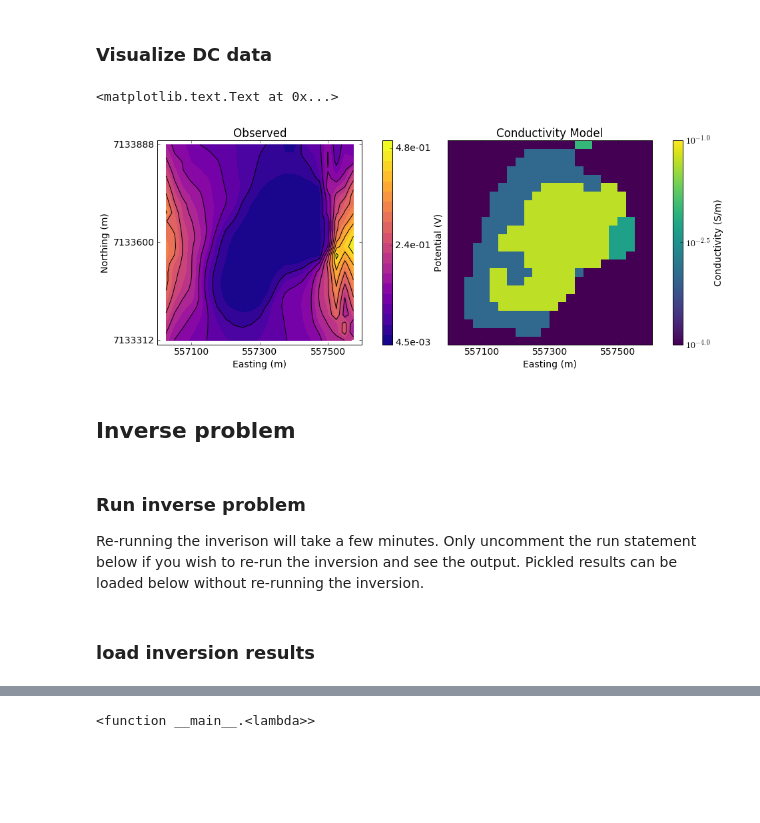
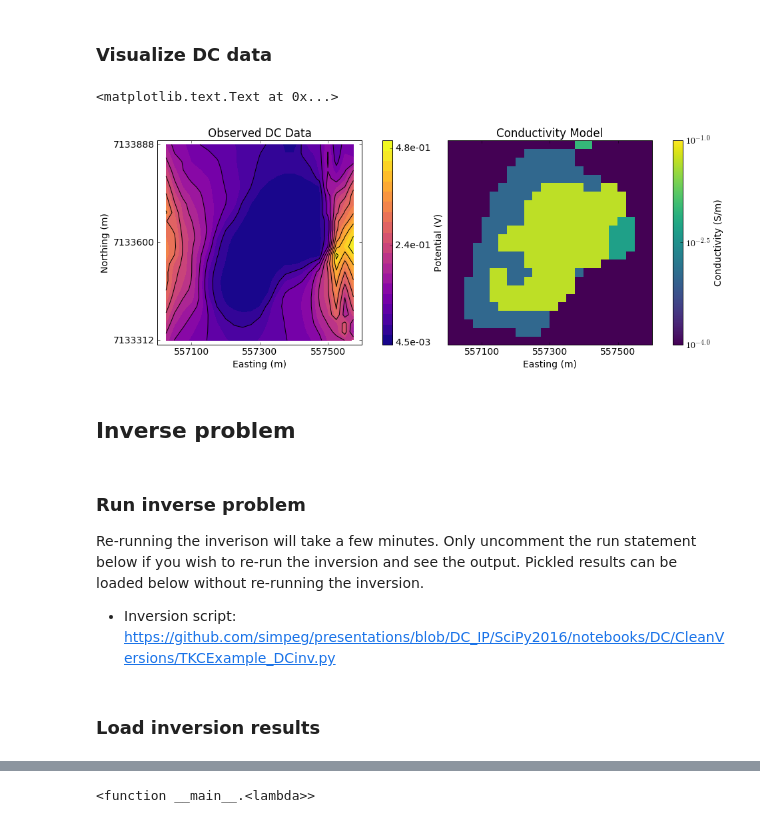
Before and after one commit to simpeg/presentations, a Jupyter notebook: SciPy2016/notebooks/DC/CleanVersions/DCinv_Gradient_singleSrc_Clean.ipynb, the cells around one changed output, grey strips where cells are left out. Saved outputs shown, nothing was run; the diff lists cells and outputs as text; code cells hidden in the pictures; blank space fills up the shorter version.

Commit message:
More work to document cleaned up DC and IP notebooks.

```diff
--- a/SciPy2016/notebooks/DC/CleanVersions/DCinv_Gradient_singleSrc_Clean.ipynb
+++ b/SciPy2016/notebooks/DC/CleanVersions/DCinv_Gradient_singleSrc_Clean.ipynb
@@ -281,50 +282,54 @@ fig = plt.figure(figsize(11, 5.5))
 xmin, xmax = -300+xc, 300+xc
 ymin, ymax = -300+yc, 300+yc
 indz = 28
+
 matplotlib.rcParams['font.size'] = 14
 # Axis label
 x = np.linspace(xmin+100, xmax-100,3)
 
 # DC observed data
 ax1 = plt.subplot(1,1,1)
 pos =  ax1.get_position()
 ax1.set_position([pos.x0, pos.y0,  pos.width*0.5, pos.height])
-ax1 = vizdata(obsdata, src1, rx_x, ax=ax1, rxcomponent="X", title="Observed", clim=(4.5e-3, 4.8e-1))
+ax1 = vizdata(obsdata, src1, rx_x, ax=ax1, rxcomponent="X", title="Observed DC Data", clim=(4.5e-3, 4.8e-1))
 plt.gca().set_aspect('equal')
 # ax1.set_title(("Slice at z=%.1f m")%(mesh.vectorCCz[indz]))
 # ax1.xaxis.set_visible(False)
 ax1.set_xlim(xmin, xmax)
 ax1.set_ylim(ymin, ymax)
 ax1.set_xticks(map(int, x))
 ax1.set_xticklabels(map(str, map(int, x)),size=14)
 ax1.set_xlabel('Easting (m)')
 ax1.set_ylabel('Northing (m)')
 ax1.set
 
 # True conductivity model
 ax2 = fig.add_axes([pos.x0+0.55, pos.y0,  pos.width, pos.height])
 ax2,dat2 = viz(mesh, sigma, indz, airind, normal="Z", xc=xc, yc=yc, zc=zc, ax=ax2)
 plt.gca().set_aspect('equal')
 ax2.set_title(("Slice at z=%.1f m")%(mesh.vectorCCz[indz]))
 ax2.yaxis.set_visible(False)
 ax2.set_xlim(xmin, xmax)
 ax2.set_ylim(ymin, ymax)
 ax2.set_xticks(map(int, x))
 ax2.set_xticklabels(map(str, map(int, x)),size=14)
 ax2.set_xlabel('Easting (m)')
 ax2.set_title('Conductivity Model')
 # %% [output]
 <matplotlib.text.Text at 0x...>
-[figure, old version]
+[figure, new version]
 # %% [markdown]
 ## Inverse problem
 # %% [markdown]
 ### Run inverse problem
 Re-running the inverison will take a few minutes. Only uncomment the run statement below if you wish to re-run the inversion and see the output. Pickled results can be loaded below without re-running the inversion.
+
+- Inversion script:
+https://github.com/simpeg/presentations/blob/DC_IP/SciPy2016/notebooks/DC/CleanVersions/TKCExample_DCinv.py
 # %%
 # run TKCExample_DCinv.py
 # %% [markdown]
-### load inversion results
+### Load inversion results
 # %%
 import pickle
 # Load inversion results
```
Also changed, not shown: parts of 5 cells of this notebook, 1 other file.
